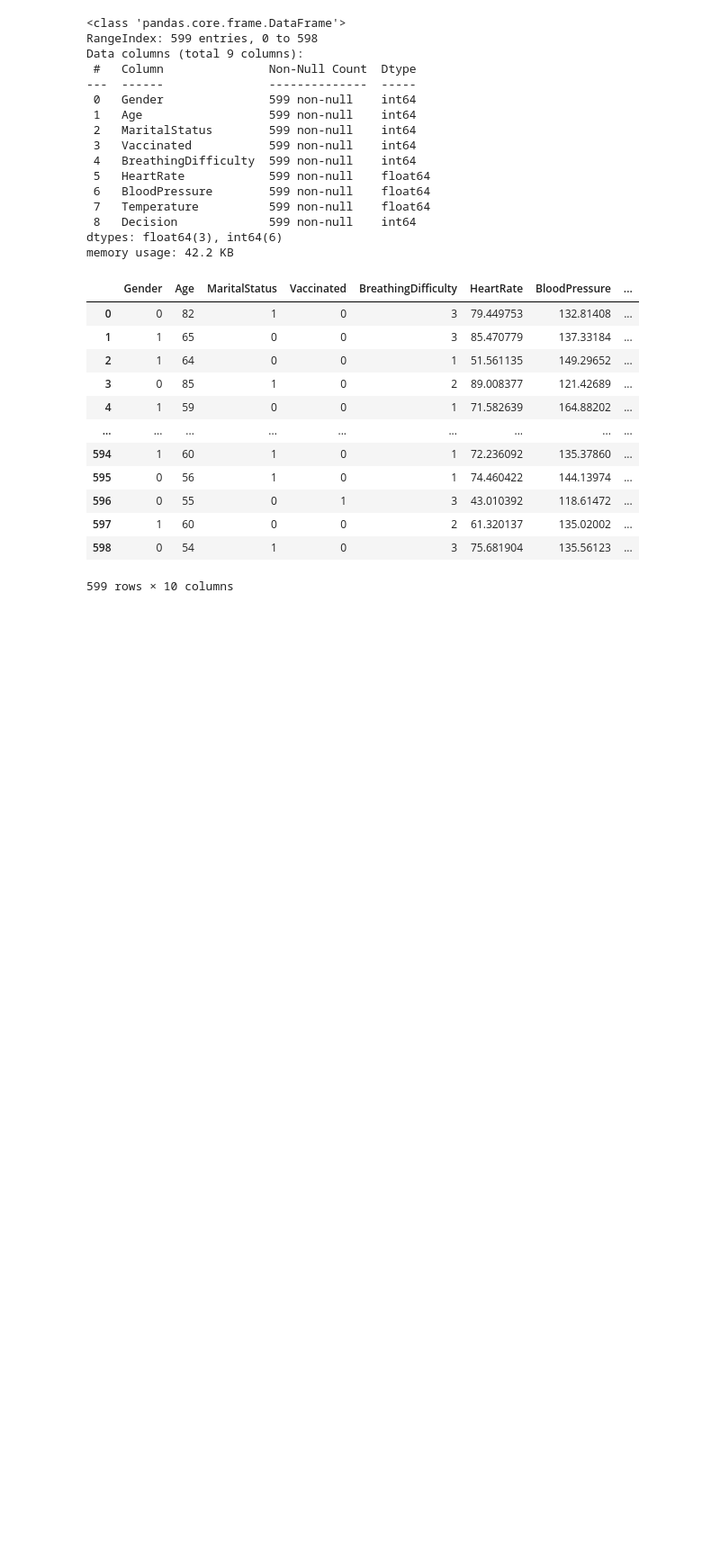
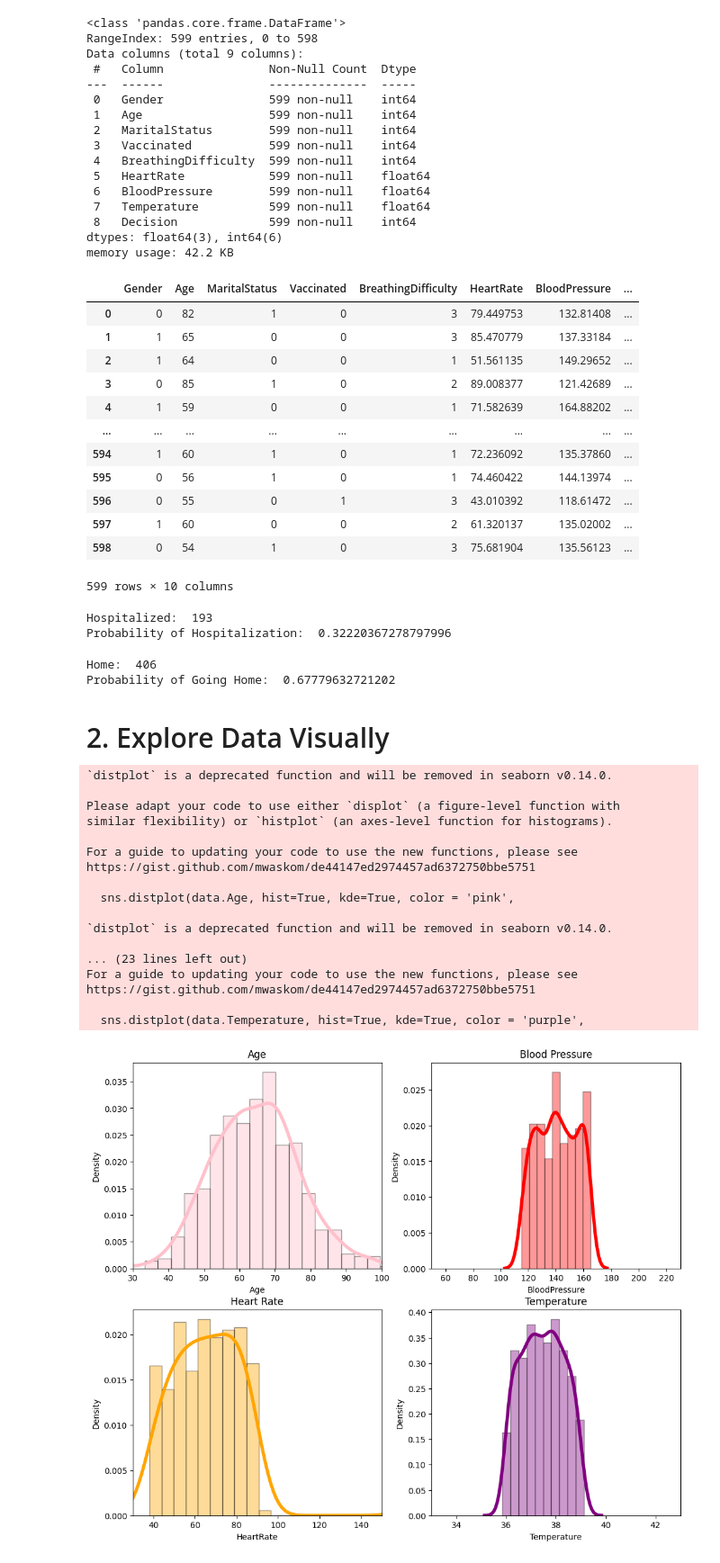
Before and after one commit to paulinomary/FIAD-Project2, a Jupyter notebook: Project2.ipynb, the cells around one changed output. Shown: that part at 90% size. Drawn from its saved outputs; the diff is of its cells as text; code cells hidden in the pictures; blank space fills up the shorter version.

```diff
--- a/Project2.ipynb
+++ b/Project2.ipynb
@@ -124,7 +125,9 @@ Data columns (total 9 columns):
 dtypes: float64(3), int64(6)
 memory usage: 42.2 KB
 # %%
-data['ClinicalGuidelines'] = np.where((data['BreathingDifficulty'] >= 2) & (data['Temperature'] > 37.8), 'Stay in Hospital', 'Go Home')
+data.insert(8, 'ClinicalGuidelines', '0')
+data['ClinicalGuidelines'] = np.where((data['BreathingDifficulty'] >= 2) & (data['Temperature'] > 37.8), '1', '0')
+
 data
 # %% [output]
 |  | Gender | Age | MaritalStatus | Vaccinated | BreathingDifficulty | HeartRate | BloodPressure | ... |
@@ -140,3 +143,75 @@ data
 | 597 | 1 | 60 | 0 | 0 | 2 | 61.320137 | 135.02002 | ... |
 | 598 | 0 | 54 | 1 | 0 | 3 | 75.681904 | 135.56123 | ... |
 599 rows × 10 columns
+# %%
+# Stay at Hospital
+hospital = data[data['Decision'] == 1]
+hospital.describe()
+#hospital
+
+print("Hospitalized: ", len(hospital))
+print("Probability of Hospitalization: ", len(hospital)/len(data))
+# %% [output]
+Hospitalized:  193
+Probability of Hospitalization:  0.32220367278797996
+# %%
+# Go Home
+home = data[data['Decision'] == 0]
+home.describe()
+#home
+
+print("Home: ", len(home))
+print("Probability of Going Home: ", len(home)/len(data))
+# %% [output]
+Home:  406
+Probability of Going Home:  0.67779632721202
+# %% [markdown]
+<h3 style="font-family:Avantgarde; font-size:2em;">2. Explore Data Visually</h3>
+# %%
+fig,axs = plt.subplots(2,2)
+fig.set_size_inches(12, 10)
+
+axs[0,0].set_title('Age')
+axs[0,0].set_xlim(30,100)
+sns.distplot(data.Age, hist=True, kde=True, color = 'pink',
+             hist_kws={'edgecolor':'black'},
+             kde_kws={'linewidth': 4,},ax =axs[0,0])
+
+axs[0,1].set_title('Blood Pressure')
+axs[0,1].set_xlim(50,230)
+sns.distplot(data.BloodPressure, hist=True, kde=True, color = 'red',
+             hist_kws={'edgecolor':'black'},
+             kde_kws={'linewidth': 4},ax =axs[0,1])
+
+axs[1,0].set_title('Heart Rate')
+axs[1,0].set_xlim(30,150)
+
+sns.distplot(data.HeartRate, hist=True, kde=True, color = 'orange',
+             hist_kws={'edgecolor':'black'},
+             kde_kws={'linewidth': 4},ax =axs[1,0])
+
+axs[1,1].set_title('Temperature')
+axs[1,1].set_xlim(33,43)
+sns.distplot(data.Temperature, hist=True, kde=True, color = 'purple',
+             hist_kws={'edgecolor':'black'},
+             kde_kws={'linewidth': 4},ax =axs[1,1])
+plt.show()
+# %% [output]
+`distplot` is a deprecated function and will be removed in seaborn v0.14.0.
+
+Please adapt your code to use either `displot` (a figure-level function with
+similar flexibility) or `histplot` (an axes-level function for histograms).
+
+For a guide to updating your code to use the new functions, please see
+https://gist.github.com/mwaskom/de44147ed2974457ad6372750bbe5751
+
+  sns.distplot(data.Age, hist=True, kde=True, color = 'pink',
+
+`distplot` is a deprecated function and will be removed in seaborn v0.14.0.
+
+... (23 lines left out)
+For a guide to updating your code to use the new functions, please see
+https://gist.github.com/mwaskom/de44147ed2974457ad6372750bbe5751
+
+  sns.distplot(data.Temperature, hist=True, kde=True, color = 'purple',
+[figure, added]
```
Also changed, not shown: parts of 20 cells of this notebook, 1 other file.
